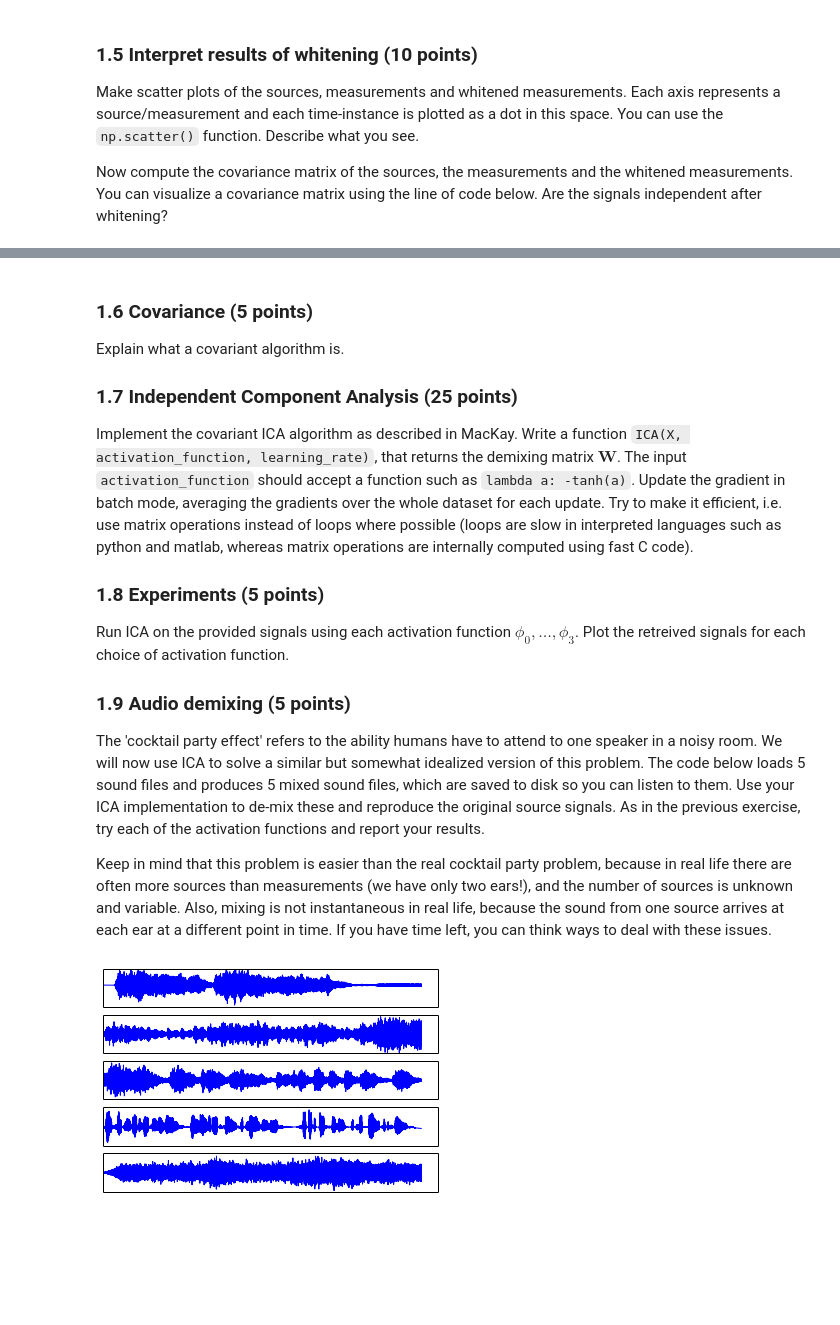
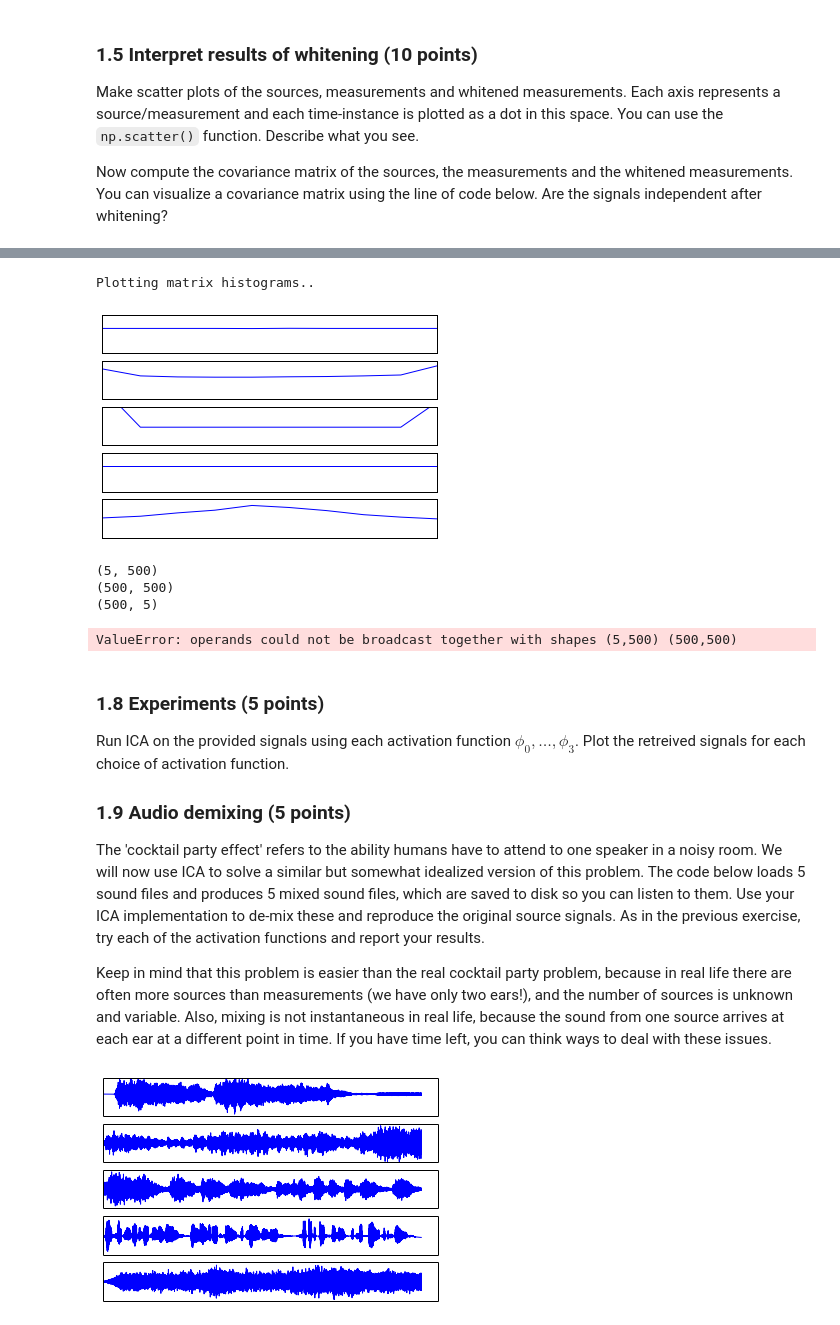
Before and after one commit to sagieske/ml2, a Jupyter notebook: lab1.ipynb, the cells around one changed output, grey strips where cells are left out. Drawn from its saved outputs; the diff is of its cells as text; code cells hidden in the pictures; blank space fills up the shorter version.

```diff
--- a/lab1.ipynb
+++ b/lab1.ipynb
@@ -351,10 +376,34 @@ plt.show()
+# %%
+def ICA(X, activation_function, learning_rate):
+    j = np.shape(X)[1]
+    W = np.ones((j,j))
+    for i in range(0, 100):
+        #Put x through a linear mapping
+        a = np.dot(W, np.transpose(X))
+        #Put a through non-linear mapping
+        z = activation_function(a)
+        #Put a back through W
+        x_hat = np.dot(np.transpose(W),a)
+        #Adjust weights
+        weight_adjust = np.dot(z, np.transpose(x_hat))
+        W += learning_rate * (W + weight_adjust)
+    return W
+
+W = ICA(X, lambda a: -np.tanh(a), 0.001)
+plot_histograms(S)
+print np.shape(X)
+print np.shape(W)
+X_T = np.transpose(X)
+print np.shape(X_T)
+plot_histograms(X*W)
+# %% [output]
+Plotting matrix histograms..
+[figure, added]
+(5, 500)
+(500, 500)
+(500, 5)
+ValueError: operands could not be broadcast together with shapes (5,500) (500,500)
 # %% [markdown]
-### 1.6 Covariance (5 points)
-Explain what a covariant algorithm is.
-
-### 1.7 Independent Component Analysis (25 points)
-Implement the covariant ICA algorithm as described in MacKay. Write a function `ICA(X, activation_function, learning_rate)`, that returns the demixing matrix $\mathbf{W}$. The input `activation_function` should accept a function such as `lambda a: -tanh(a)`. Update the gradient in batch mode, averaging the gradients over the whole dataset for each update. Try to make it efficient, i.e. use matrix operations instead of loops where possible (loops are slow in interpreted languages such as python and matlab, whereas matrix operations are internally computed using fast C code).
-
 ### 1.8 Experiments  (5 points)
 Run ICA on the provided signals using each activation function $\phi_0, \ldots, \phi_3$. Plot the retreived signals for each choice of activation function.
 
```
Also changed, not shown: parts of 12 cells of this notebook.
